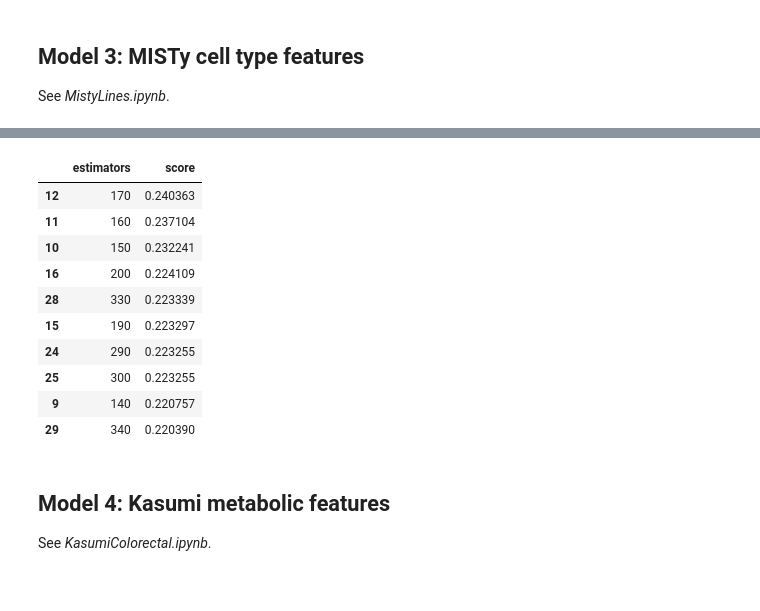
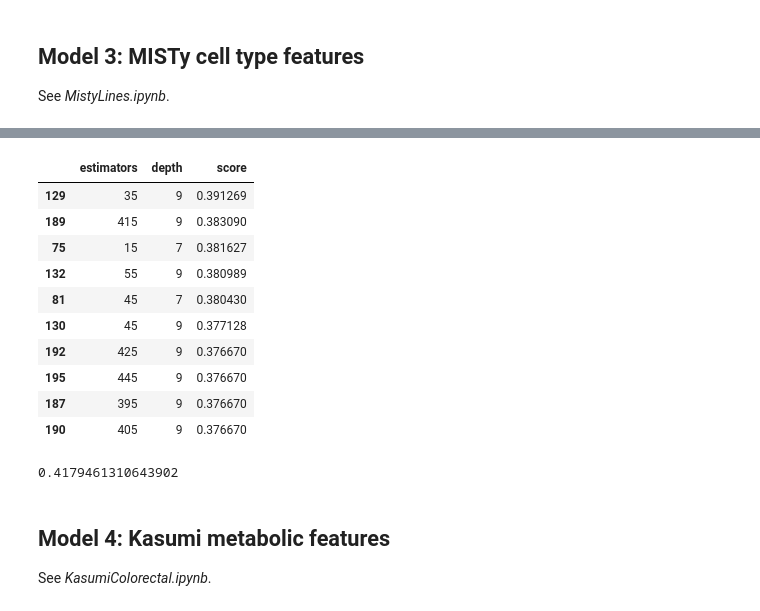
Before and after one commit to HartmannLab/MIBI-Analysis_Hamburg_CRC_TMA_2024, a Jupyter notebook: notebooks/spatial/StageXGB.ipynb, the cells around one changed output, grey strips where cells are left out. Saved outputs shown, nothing was run; the diff lists cells and outputs as text; code cells hidden in the pictures.

```diff
--- a/notebooks/spatial/StageXGB.ipynb
+++ b/notebooks/spatial/StageXGB.ipynb
@@ -521,14 +635,14 @@ Parallel(n_jobs=28)(delayed(test_estimator_misty)(r_estimators)
 # %%
-pd.read_csv("../../data/model3_misty_lineage_f1_scores.txt", header=None, names=["estimators", "score"]).sort_values("score", ascending=False).head(10)
+pd.read_csv("../../data/model3_rf_misty_lineage_f1_scores.txt", header=None, names=["estimators", "depth", "score"]).sort_values("score", ascending=False).head(10)
 # %% [output]
-|  | estimators | score |
-| 12 | 170 | 0.240363 |
-| 11 | 160 | 0.237104 |
-| 10 | 150 | 0.232241 |
-| 16 | 200 | 0.224109 |
-| 28 | 330 | 0.223339 |
-| 15 | 190 | 0.223297 |
-| 24 | 290 | 0.223255 |
-| 25 | 300 | 0.223255 |
-| 9 | 140 | 0.220757 |
-| 29 | 340 | 0.220390 |
+|  | estimators | depth | score |
+| 129 | 35 | 9 | 0.391269 |
+| 189 | 415 | 9 | 0.383090 |
+| 75 | 15 | 7 | 0.381627 |
+| 132 | 55 | 9 | 0.380989 |
+| 81 | 45 | 7 | 0.380430 |
+| 130 | 45 | 9 | 0.377128 |
+| 192 | 425 | 9 | 0.376670 |
+| 195 | 445 | 9 | 0.376670 |
+| 187 | 395 | 9 | 0.376670 |
+| 190 | 405 | 9 | 0.376670 |
@@ -535,3 +653,7 @@ pd.read_csv("../../data/model3_misty_lineage_f1_scores.txt", header=None, names=
+# %%
+mean_score
+# %% [output]
+0.4179461310643902
 # %% [markdown]
 ## Model 4: Kasumi metabolic features
 See *KasumiColorectal.ipynb*.
```
Also changed, not shown: parts of 44 cells of this notebook.
